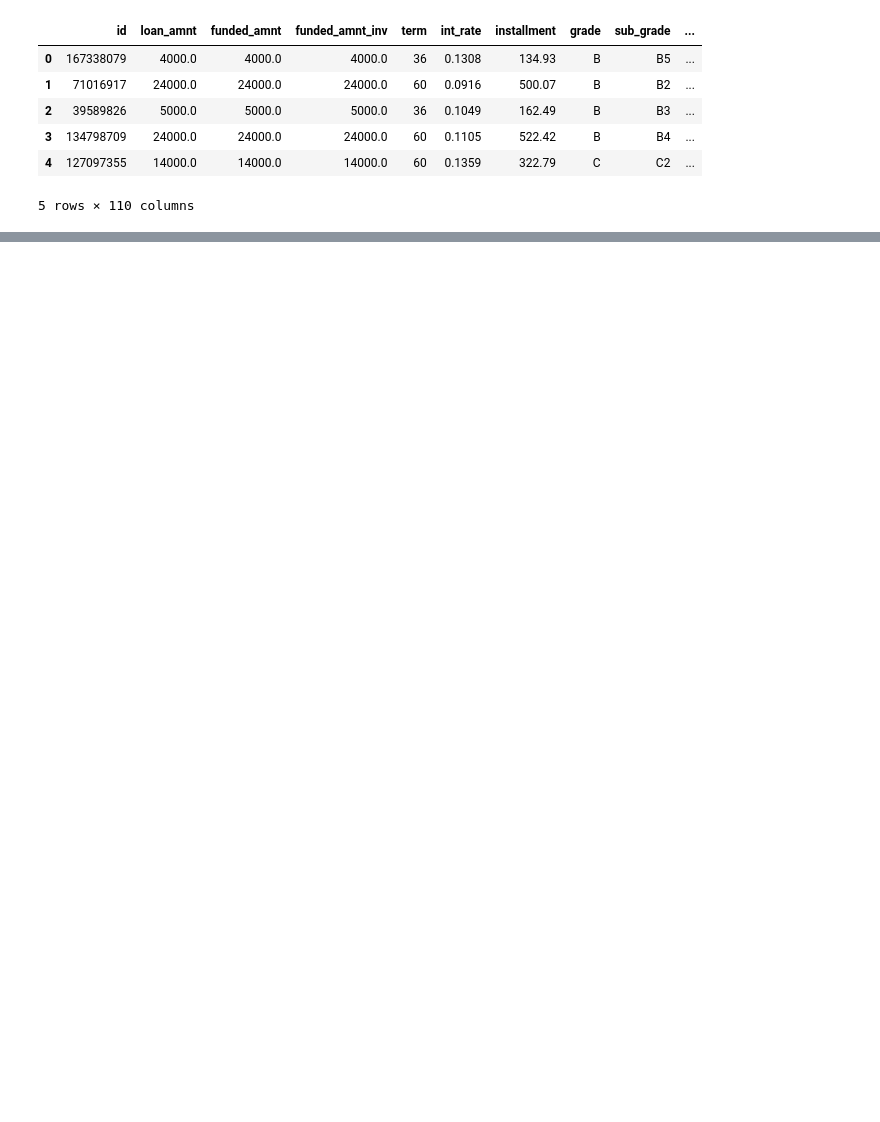
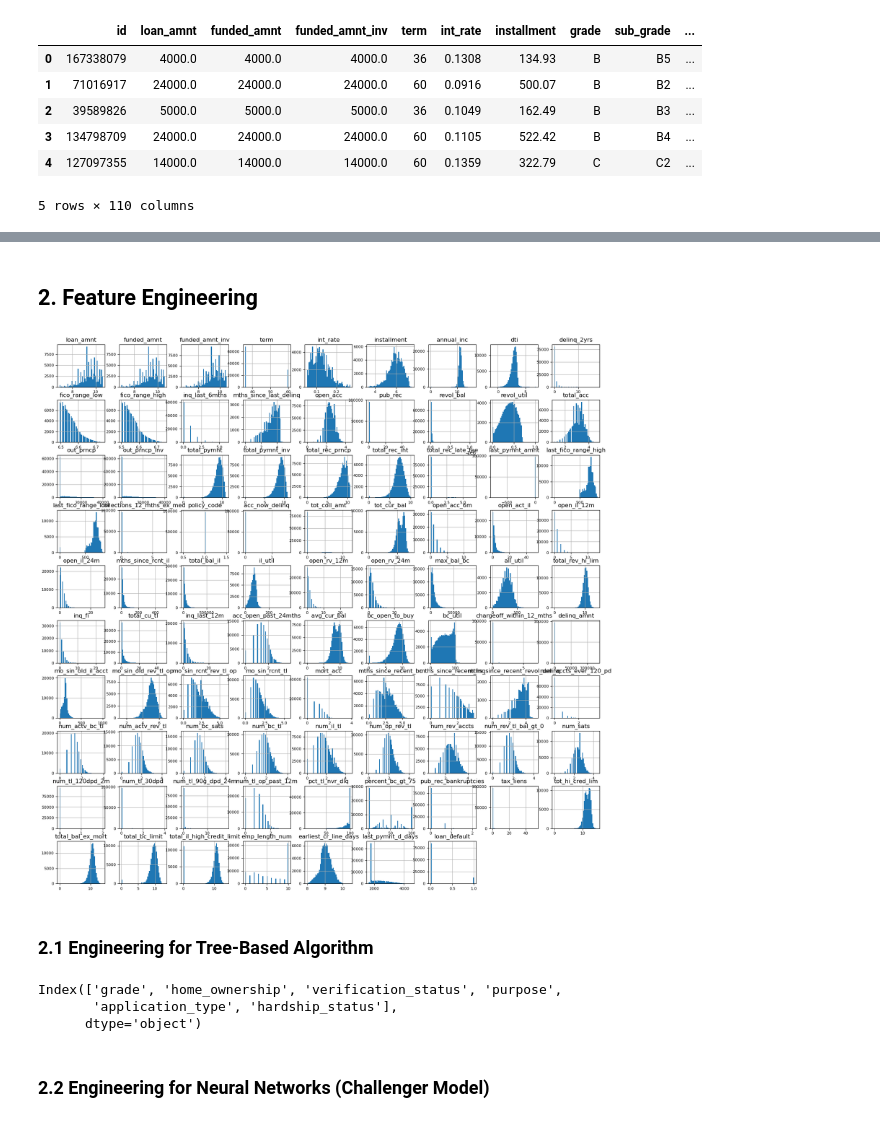
Before and after one commit to Kunvuthi/cobalt_smart_lender_ai, a Jupyter notebook: notebooks/03_feature_engineering.ipynb, the cells around one changed output, grey strips where cells are left out. Drawn from its saved outputs; the diff is of its cells as text; code cells hidden in the pictures; blank space fills up the shorter version.

Commit message:
eda and feature engineering script and notebooks

```diff
--- a/notebooks/03_feature_engineering.ipynb
+++ b/notebooks/03_feature_engineering.ipynb
@@ -16,0 +36,11 @@ df.head()
+# %%
+# clean the emp_length column by extracting the number and if null, keep it null
+df['emp_length'] = df['emp_length'].replace('< 1 year', '0')
+df['emp_length_num'] = df['emp_length'].str.extract('(\d+)').astype(float)
+df['emp_length_num'] = pd.to_numeric(df['emp_length_num'], errors='coerce')
+df.drop(columns=['emp_length'], inplace=True)
+
+# revol_util is a percentage, so we need to remove the % sign and convert to float
+df['revol_util'] = df['revol_util'].str.replace('%', '').astype(float) / 100
+# %% [markdown]
+## 2. Feature Engineering
@@ -16,0 +74,48 @@ df.head()
+# %%
+# Loan Status Binary Encoding
+# Fully Paid = 0
+# Charged Off = 1
+values_to_map = {'Fully Paid': 0, 'Current': 0, 'Issued': 0, 'In Grace Period': 0, 'Late (16-30 days)': 0, 'Late (31-120 days)': 1, 'Charged Off': 1, 'Default': 1}
+
+df['loan_default'] = df['loan_status'].map(values_to_map)
+df.drop(columns=['loan_status'], inplace=True)
+# %%
+# Log transform the skewed columns
+columns_log = ['loan_amnt', 'funded_amnt', 'funded_amnt_inv', 'int_rate', 'installment', 'annual_inc', 'dti', 'fico_range_low', 'fico_range_high',
+                'mths_since_last_delinq', 'open_acc', 'total_acc', 'total_pymnt', 'total_pymnt_inv', 'total_rec_prncp', 'total_rec_int', 'total_rec_late_fee',
+                'last_pymnt_amnt','acc_now_delinq', 'tot_coll_amt', 'tot_cur_bal', 'total_rev_hi_lim', 'earliest_cr_line_days',
+                'acc_open_past_24mths', 'avg_cur_bal', 'bc_open_to_buy', 'mo_sin_old_rev_tl_op',
+                'mo_sin_rcnt_rev_tl_op', 'mo_sin_rcnt_tl', 'mort_acc', 'mths_since_recent_bc', 'mths_since_recent_inq', 'mths_since_recent_revol_delinq',
+                'num_accts_ever_120_pd', 'num_actv_bc_tl', 'num_actv_rev_tl', 'num_bc_sats', 'num_bc_tl', 'num_il_tl', 'num_op_rev_tl', 'num_rev_accts', 'num_rev_tl_bal_gt_0',
+                'num_sats', 'num_tl_op_past_12m', 'pub_rec_bankruptcies', 'tot_hi_cred_lim', 'total_bal_ex_mort', 'total_bc_limit', 'total_il_high_credit_limit', 'revol_util']
+
+df_log = df.copy()
+for col in columns_log:
+    if col in df_log.columns:
+        if df_log[col].notnull().sum() == 0:
+            print(f"[SKIPPED] {col}: all values are NaN")
+            continue
+
+        # Skip if all values are <= 0 (log1p would error)
+        if (df_log[col].dropna() <= 0).all():
+            print(f"[SKIPPED] {col}: all values are zero or negative")
+            continue
+
+        # Apply log1p safely (preserve NaN)
+        df_log[col] = df_log[col].apply(lambda x: np.log1p(x) if pd.notnull(x) and x > 0 else x)
+    else:
+        print(f"[WARNING] Column '{col}' not found in DataFrame.")
+# %%
+df_log.hist(figsize=(20, 20), bins=50, xlabelsize=8, ylabelsize=8);
+# %% [output]
+[figure, added]
+# %% [markdown]
+### 2.1 Engineering for Tree-Based Algorithm
+# %%
+# Print the object columns
+object_columns = df_log.select_dtypes(include=['object']).columns
+object_columns
+# %% [output]
+Index(['grade', 'home_ownership', 'verification_status', 'purpose',
+       'application_type', 'hardship_status'],
+      dtype='object')
@@ -16,0 +129,2 @@ df.head()
+# %% [markdown]
+### 2.2 Engineering for Neural Networks (Challenger Model)
```
Also changed, not shown: parts of 15 cells of this notebook, 2 other files.
